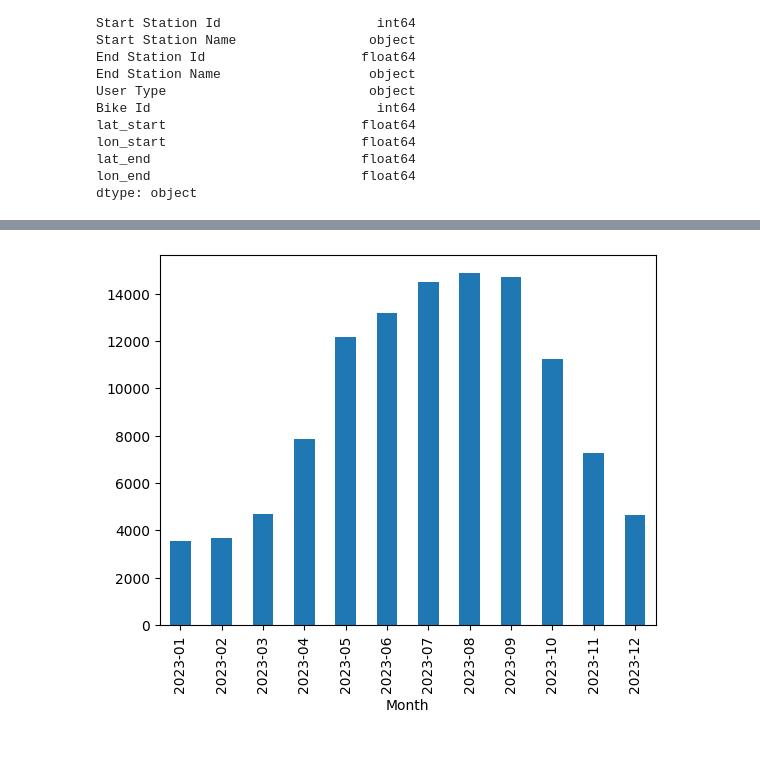
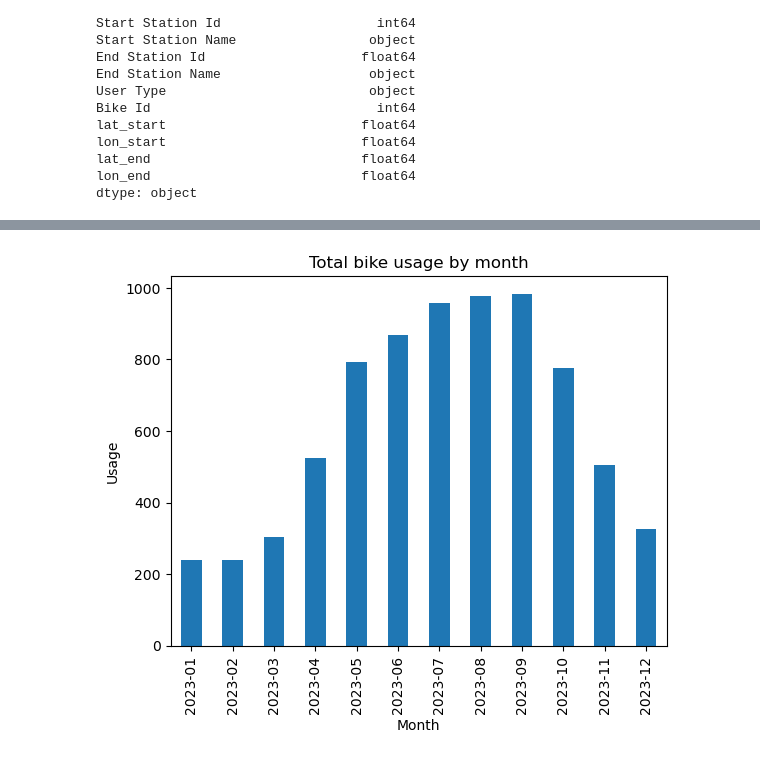
Before and after one commit to ConstCorrectness/toronto-bikeshare-2024, a Jupyter notebook: main.ipynb, the cells around one changed output, grey strips where cells are left out. Saved outputs shown, nothing was run; the diff lists cells and outputs as text; code cells hidden in the pictures.

```diff
--- a/main.ipynb
+++ b/main.ipynb
@@ -615,8 +626,19 @@ plt.savefig('images/fig3.png')
 # %%
-sample_df.groupby('Month')['day_start_hour'].sum().plot(kind='bar')
-plt.savefig('images/fig4.png')
+
+fig4 = sample_df.groupby('Month')['Month'].count()
+fig4.plot(kind='bar' )
+
+plt.xlabel('Month')
+plt.ylabel('Usage')
+plt.title('Total bike usage by month')
+plt.savefig('images/fig4.png', bbox_inches='tight')
+
+plt.show()
+
+
+#print(sample_df.groupby('Month')['day_start_hour'].describe())  # Get min/max/mean
 # %% [output]
-[figure, old version]
+[figure, new version]
 # %%
 sample_df['Month'] = pd.to_datetime(sample_df['Month'], format='%Y-%m')
 # %%
```
Also changed, not shown: parts of 24 cells of this notebook, 8 other files.
